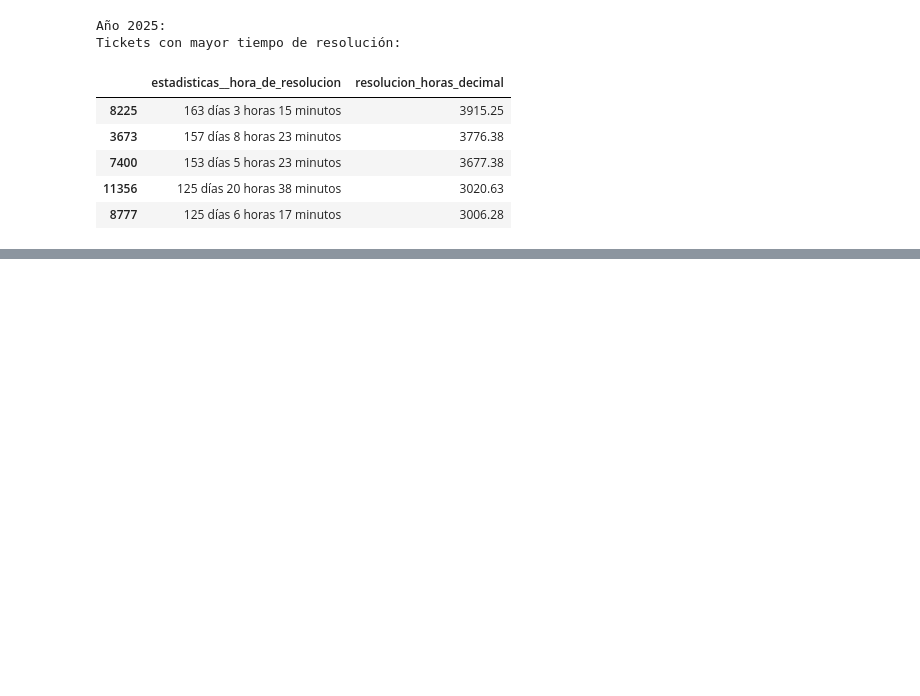
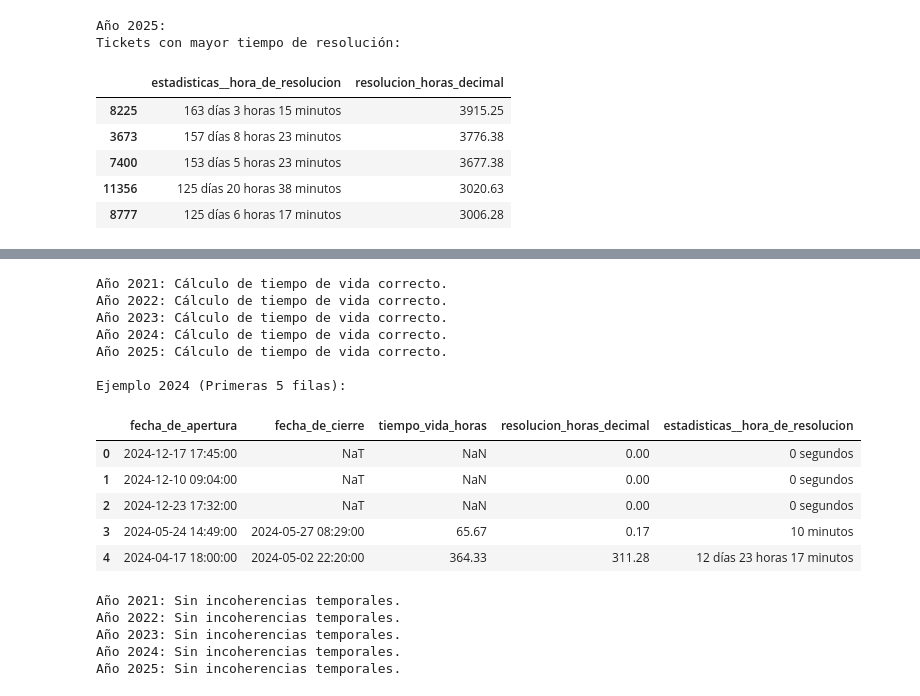
Before and after one commit to NicoFuentese/historical-analysis-management-tickets, a Jupyter notebook: notebooks/2.0-limpieza-de-tickets.ipynb, the cells around one changed output, grey strips where cells are left out. Drawn from its saved outputs; the diff is of its cells as text; code cells hidden in the pictures; blank space fills up the shorter version.

```diff
--- a/notebooks/2.0-limpieza-de-tickets.ipynb
+++ b/notebooks/2.0-limpieza-de-tickets.ipynb
@@ -440,0 +397,70 @@ for year, df in dict_df.items():
+# %%
+# Cálculo de Tiempo de Vida (Real)
+
+for year, df in dict_df.items():
+    if 'fecha_de_apertura' in df.columns and 'fecha_de_cierre' in df.columns:
+        df['fecha_de_apertura'] = pd.to_datetime(df['fecha_de_apertura'], dayfirst=True, errors='coerce')
+        df['fecha_de_cierre'] = pd.to_datetime(df['fecha_de_cierre'], dayfirst=True, errors='coerce')
+
+        try:
+            if pd.api.types.is_datetime64tz_dtype(df['fecha_de_apertura']):
+                df['fecha_de_apertura'] = df['fecha_de_apertura'].dt.tz_convert(None)
+        except Exception:
+            pass
+        try:
+            if pd.api.types.is_datetime64tz_dtype(df['fecha_de_cierre']):
+                df['fecha_de_cierre'] = df['fecha_de_cierre'].dt.tz_convert(None)
+        except Exception:
+            pass
+
+        td = df['fecha_de_cierre'] - df['fecha_de_apertura']
+        df['tiempo_vida_horas'] = td.dt.total_seconds() / 3600
+        df['tiempo_vida_horas'] = df['tiempo_vida_horas'].round(2)
+
+        errores = df['tiempo_vida_horas'].lt(0).sum()
+        if errores > 0:
+            print(f"Año {year}: ⚠️ ¡Alerta! Se encontraron {errores} tickets con fecha de cierre anterior a la apertura.")
+        else:
+            print(f"Año {year}: Cálculo de tiempo de vida correcto.")
+    else:
+        print(f"Año {year}: Faltan columnas de fecha (no se puede calcular tiempo de vida).")
+
+# procesamiento
+print("\nEjemplo 2024 (Primeras 5 filas):")
+cols = ['fecha_de_apertura','fecha_de_cierre','tiempo_vida_horas', "resolucion_horas_decimal", "estadisticas__hora_de_resolucion"]
+cols_presentes = [c for c in cols if c in dict_df[2024].columns]
+display(dict_df[2024][cols_presentes].head())
+# %% [output]
+Año 2021: Cálculo de tiempo de vida correcto.
+Año 2022: Cálculo de tiempo de vida correcto.
+Año 2023: Cálculo de tiempo de vida correcto.
+Año 2024: Cálculo de tiempo de vida correcto.
+Año 2025: Cálculo de tiempo de vida correcto.
+
+Ejemplo 2024 (Primeras 5 filas):
+|  | fecha_de_apertura | fecha_de_cierre | tiempo_vida_horas | resolucion_horas_decimal | estadisticas__hora_de_resolucion |
+| 0 | 2024-12-17 17:45:00 | NaT | NaN | 0.00 | 0 segundos |
+| 1 | 2024-12-10 09:04:00 | NaT | NaN | 0.00 | 0 segundos |
+| 2 | 2024-12-23 17:32:00 | NaT | NaN | 0.00 | 0 segundos |
+| 3 | 2024-05-24 14:49:00 | 2024-05-27 08:29:00 | 65.67 | 0.17 | 10 minutos |
+| 4 | 2024-04-17 18:00:00 | 2024-05-02 22:20:00 | 364.33 | 311.28 | 12 días 23 horas 17 minutos |
+# %%
+#Eliminación de Incoherencias Temporales
+
+for year, df in dict_df.items():
+    if 'tiempo_vida_horas' in df.columns:
+        n_incoherentes = df[df['tiempo_vida_horas'] < 0].shape[0]
+
+        if n_incoherentes > 0:
+            print(f"Año {year}: Eliminando {n_incoherentes} tickets con tiempo negativo (cierre < apertura).")
+            condicion_logica = (df['tiempo_vida_horas'] >= 0) | (df['tiempo_vida_horas'].isna())
+            dict_df[year] = df[condicion_logica].copy()
+            print(f"  -> Registros restantes: {dict_df[year].shape[0]}")
+        else:
+            print(f"Año {year}: Sin incoherencias temporales.")
+# %% [output]
+Año 2021: Sin incoherencias temporales.
+Año 2022: Sin incoherencias temporales.
+Año 2023: Sin incoherencias temporales.
+Año 2024: Sin incoherencias temporales.
+Año 2025: Sin incoherencias temporales.
```
Also changed, not shown: parts of 10 cells of this notebook, 7 other files.
